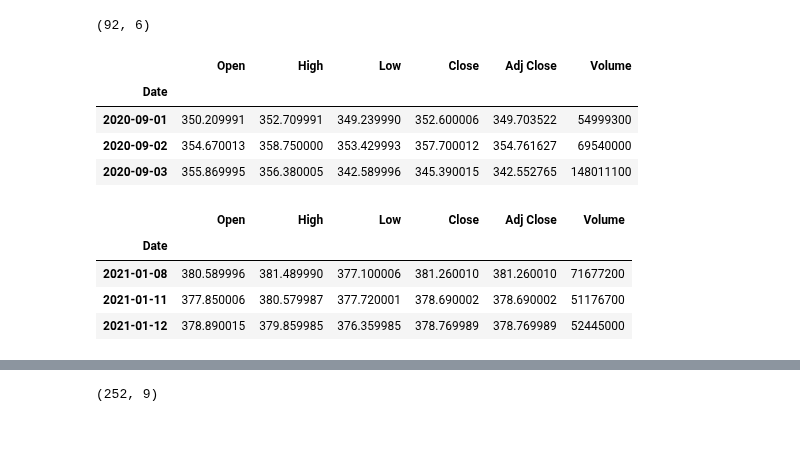
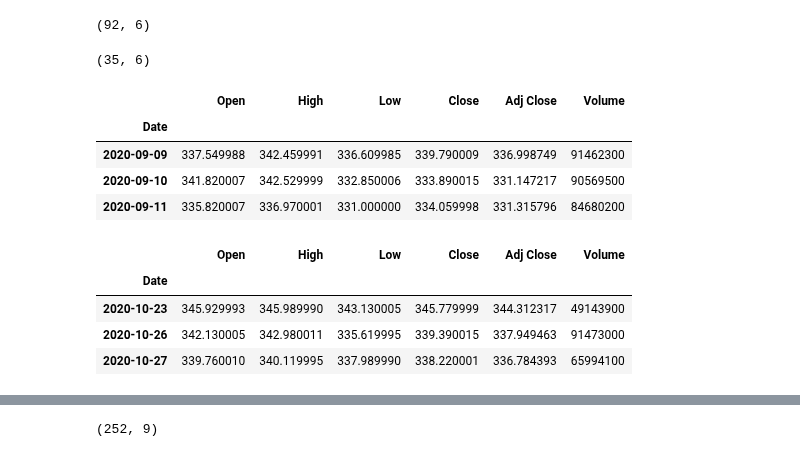
Before and after one commit to matplotlib/mplfinance, a Jupyter notebook: examples/hollow_and_filled_candles.ipynb, the cells around one changed output, grey strips where cells are left out. Saved outputs shown, nothing was run; the diff lists cells and outputs as text; code cells hidden in the pictures.

```diff
--- a/examples/hollow_and_filled_candles.ipynb
+++ b/examples/hollow_and_filled_candles.ipynb
@@ -49,17 +65,23 @@ mpf.__version__ # for the record
 # %%
 df = pd.read_csv('data/yahoofinance-SPY-20200901-20210113.csv',index_col=0,parse_dates=True)
 df.shape
+#df = df.iloc[8:55]
+#df = df.iloc[8:37]
+#df = df.iloc[-30:]
+df = df.iloc[5:40]
+df.shape
 df.head(3)
 df.tail(3)
 # %% [output]
 (92, 6)
+(35, 6)
 |  | Open | High | Low | Close | Adj Close | Volume |
 | Date |  |  |  |  |  |  |
-| 2020-09-01 | 350.209991 | 352.709991 | 349.239990 | 352.600006 | 349.703522 | 54999300 |
-| 2020-09-02 | 354.670013 | 358.750000 | 353.429993 | 357.700012 | 354.761627 | 69540000 |
-| 2020-09-03 | 355.869995 | 356.380005 | 342.589996 | 345.390015 | 342.552765 | 148011100 |
+| 2020-09-09 | 337.549988 | 342.459991 | 336.609985 | 339.790009 | 336.998749 | 91462300 |
+| 2020-09-10 | 341.820007 | 342.529999 | 332.850006 | 333.890015 | 331.147217 | 90569500 |
+| 2020-09-11 | 335.820007 | 336.970001 | 331.000000 | 334.059998 | 331.315796 | 84680200 |
 |  | Open | High | Low | Close | Adj Close | Volume |
 | Date |  |  |  |  |  |  |
-| 2021-01-08 | 380.589996 | 381.489990 | 377.100006 | 381.260010 | 381.260010 | 71677200 |
-| 2021-01-11 | 377.850006 | 380.579987 | 377.720001 | 378.690002 | 378.690002 | 51176700 |
-| 2021-01-12 | 378.890015 | 379.859985 | 376.359985 | 378.769989 | 378.769989 | 52445000 |
+| 2020-10-23 | 345.929993 | 345.989990 | 343.130005 | 345.779999 | 344.312317 | 49143900 |
+| 2020-10-26 | 342.130005 | 342.980011 | 335.619995 | 339.390015 | 337.949463 | 91473000 |
+| 2020-10-27 | 339.760010 | 340.119995 | 337.989990 | 338.220001 | 336.784393 | 65994100 |
```
Also changed, not shown: parts of 35 cells of this notebook.
